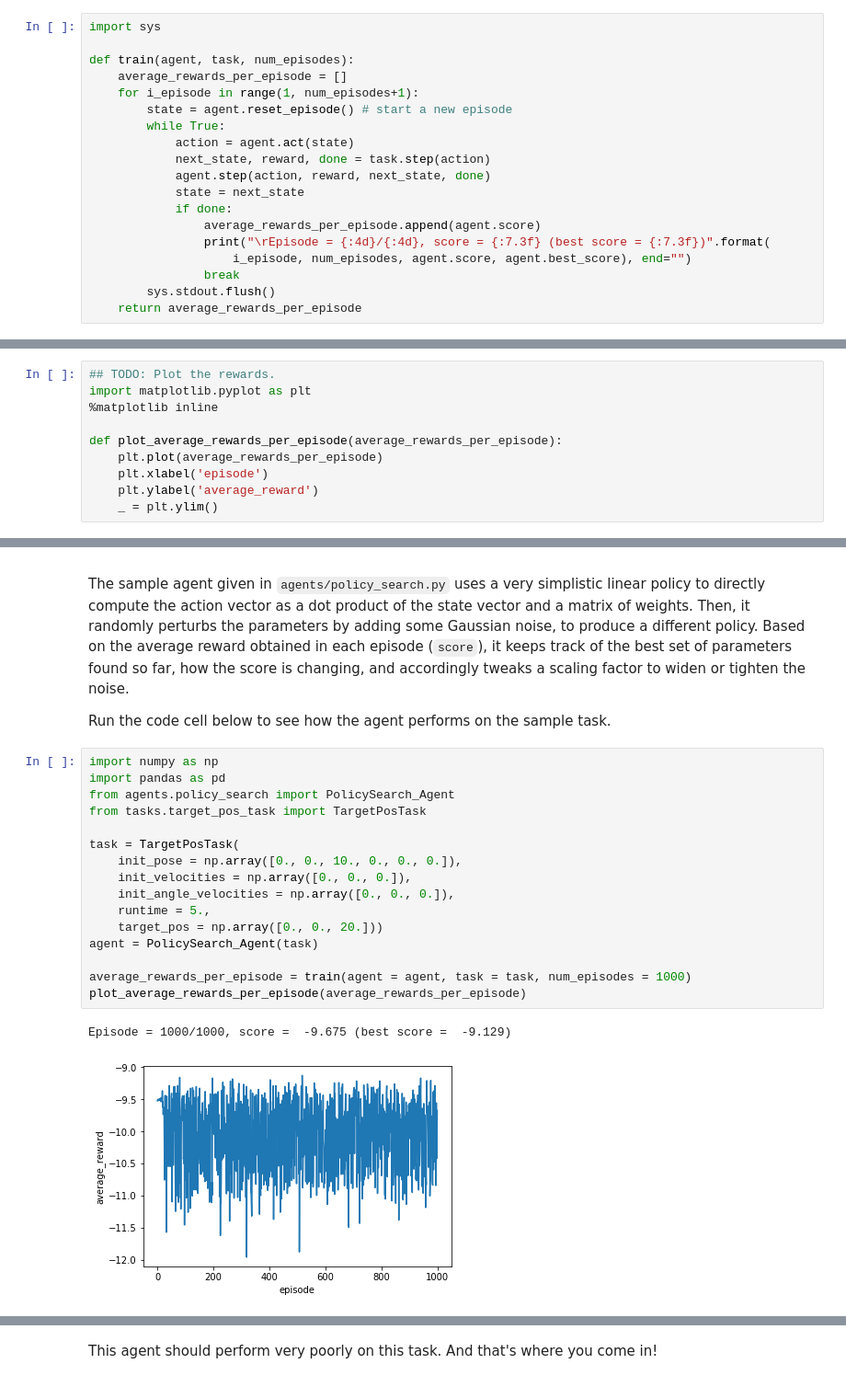
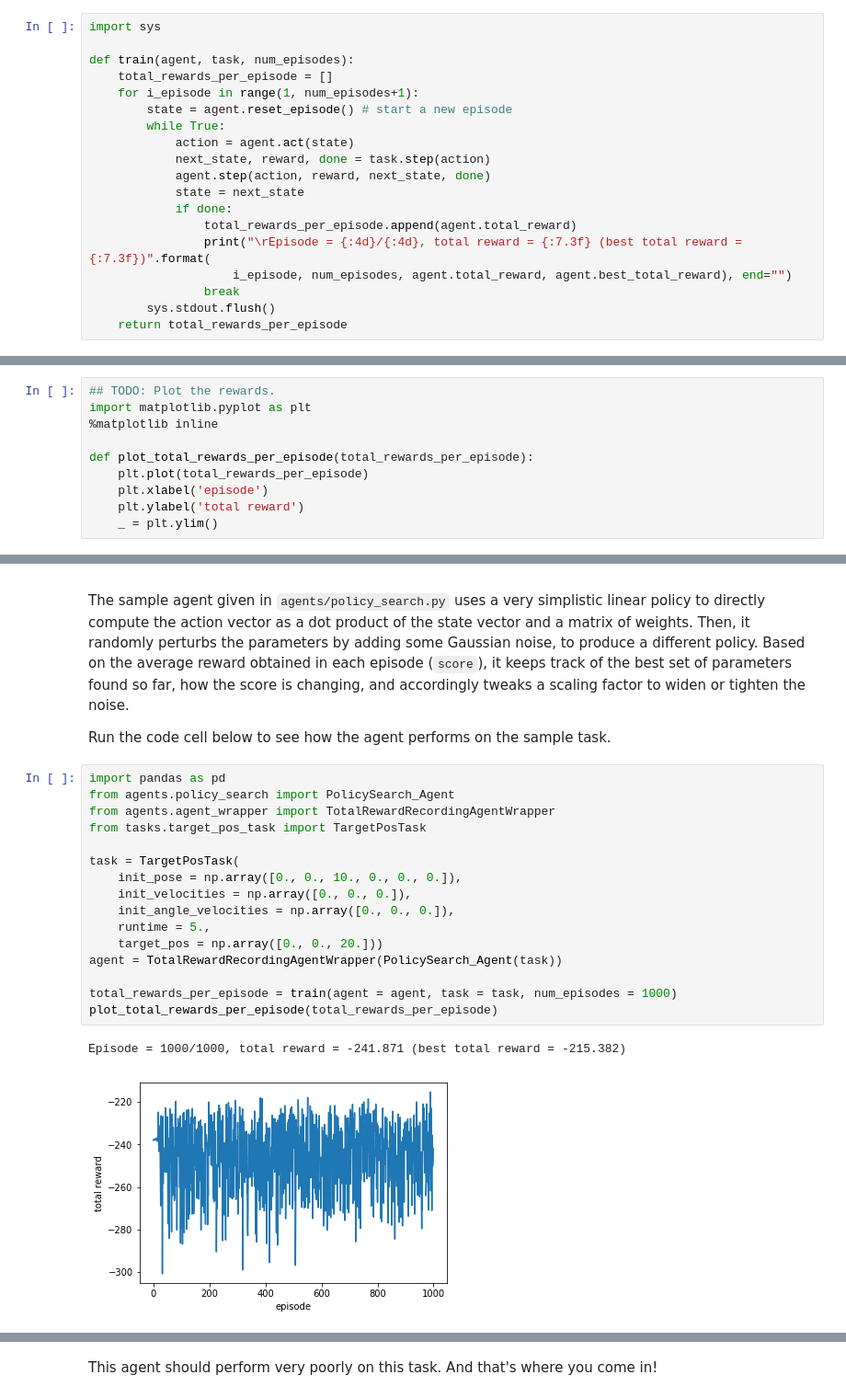
Before and after one commit to KnollFrank/RL-Quadcopter-2, a Jupyter notebook: Quadcopter_Project.ipynb, the cells around one changed output, grey strips where cells are left out. Shown at 92% size. Saved outputs shown, nothing was run; the diff lists cells and outputs as text.

```diff
--- a/Quadcopter_Project.ipynb
+++ b/Quadcopter_Project.ipynb
@@ -73,7 +73,7 @@ def evaluate(agent, task, get_rotor_speeds = lambda action: action):
 import sys
 
 def train(agent, task, num_episodes):
-    average_rewards_per_episode = []
+    total_rewards_per_episode = []
     for i_episode in range(1, num_episodes+1):
         state = agent.reset_episode() # start a new episode
         while True:
@@ -82,12 +82,12 @@ def train(agent, task, num_episodes):
             agent.step(action, reward, next_state, done)
             state = next_state
             if done:
-                average_rewards_per_episode.append(agent.score)
-                print("\rEpisode = {:4d}/{:4d}, score = {:7.3f} (best score = {:7.3f})".format(
-                    i_episode, num_episodes, agent.score, agent.best_score), end="")
+                total_rewards_per_episode.append(agent.total_reward)
+                print("\rEpisode = {:4d}/{:4d}, total reward = {:7.3f} (best total reward = {:7.3f})".format(
+                    i_episode, num_episodes, agent.total_reward, agent.best_total_reward), end="")
                 break
         sys.stdout.flush()
-    return average_rewards_per_episode
+    return total_rewards_per_episode
 # %%
 import numpy as np
 import matplotlib.pyplot as plt
@@ -138,10 +138,10 @@ def plot(results, target_pos = None):
 import matplotlib.pyplot as plt
 %matplotlib inline
 
-def plot_average_rewards_per_episode(average_rewards_per_episode):
-    plt.plot(average_rewards_per_episode)
+def plot_total_rewards_per_episode(total_rewards_per_episode):
+    plt.plot(total_rewards_per_episode)
     plt.xlabel('episode')
-    plt.ylabel('average_reward')
+    plt.ylabel('total reward')
     _ = plt.ylim()
 # %%
 %load_ext autoreload
@@ -206,22 +205,22 @@ The sample agent given in `agents/policy_search.py` uses a very simplistic linea
 
 Run the code cell below to see how the agent performs on the sample task.
 # %%
-import numpy as np
 import pandas as pd
 from agents.policy_search import PolicySearch_Agent
+from agents.agent_wrapper import TotalRewardRecordingAgentWrapper
 from tasks.target_pos_task import TargetPosTask
 
 task = TargetPosTask(
     init_pose = np.array([0., 0., 10., 0., 0., 0.]),
     init_velocities = np.array([0., 0., 0.]),
     init_angle_velocities = np.array([0., 0., 0.]),
     runtime = 5.,
     target_pos = np.array([0., 0., 20.]))
-agent = PolicySearch_Agent(task)
+agent = TotalRewardRecordingAgentWrapper(PolicySearch_Agent(task))
 
-average_rewards_per_episode = train(agent = agent, task = task, num_episodes = 1000)
-plot_average_rewards_per_episode(average_rewards_per_episode)
+total_rewards_per_episode = train(agent = agent, task = task, num_episodes = 1000)
+plot_total_rewards_per_episode(total_rewards_per_episode)
 # %% [output]
-Episode = 1000/1000, score =  -9.675 (best score =  -9.129)
+Episode = 1000/1000, total reward = -241.871 (best total reward = -215.382)
-[figure, old version]
+[figure, new version]
 # %%
```
Also changed, not shown: parts of 12 cells of this notebook, 2 other files.
